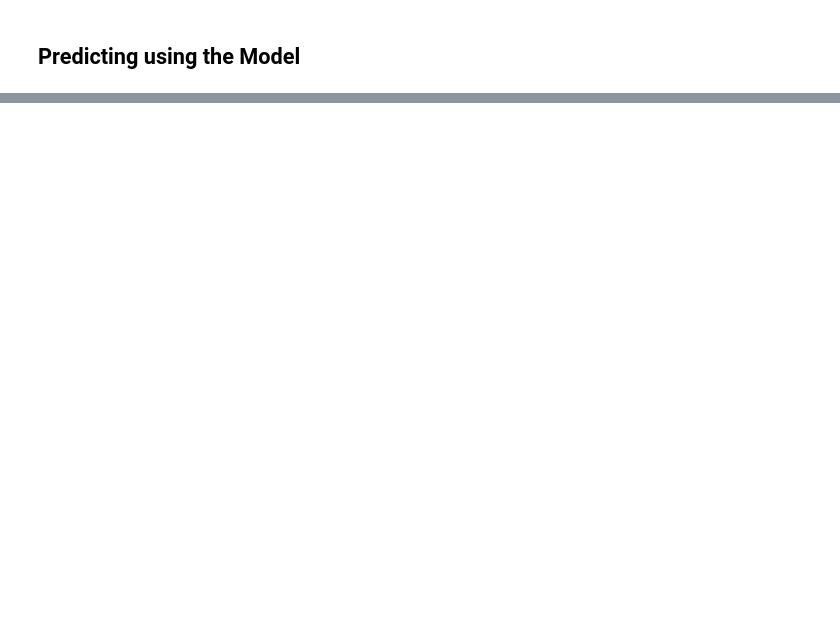
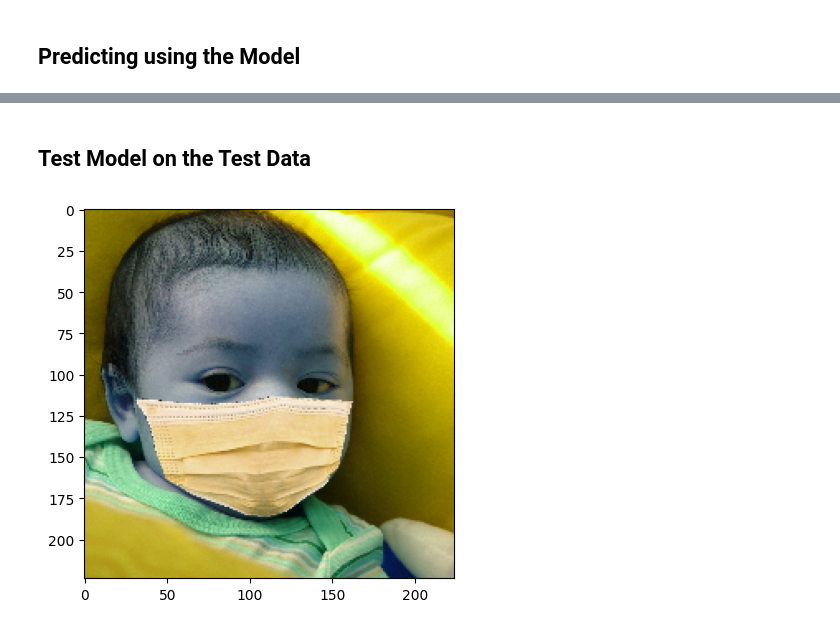
Before and after one commit to cessbub/CS180-MaskPatrol, a Jupyter notebook: mask-detection.ipynb, the cells around one changed output, grey strips where cells are left out. Saved outputs shown, nothing was run; the diff lists cells and outputs as text; code cells hidden in the pictures; blank space fills up the shorter version.

```diff
--- a/mask-detection.ipynb
+++ b/mask-detection.ipynb
@@ -402,0 +417,14 @@ weighted avg       0.91      0.91      0.91       376
+# %% [markdown]
+## Test Model on the Test Data
+# %%
+# getting the test image path
+base_dir = os.path.dirname(os.path.abspath('__file__')) # Get the parent directory of the notebook
+image_path = os.path.join(base_dir, 'datasets', 'MaskedFace-Net', 'CMFD', '00000', '00000_Mask.jpg') # Specify the relative path to the image file
+
+sample_mask_img = cv2.imread(image_path)
+sample_mask_img = cv2.resize(sample_mask_img,(224,224))
+plt.imshow(sample_mask_img)
+sample_mask_img = np.reshape(sample_mask_img,[1,224,224,3])
+sample_mask_img = sample_mask_img
+# %% [output]
+[figure, added]
```
Also changed, not shown: parts of 17 cells of this notebook.
